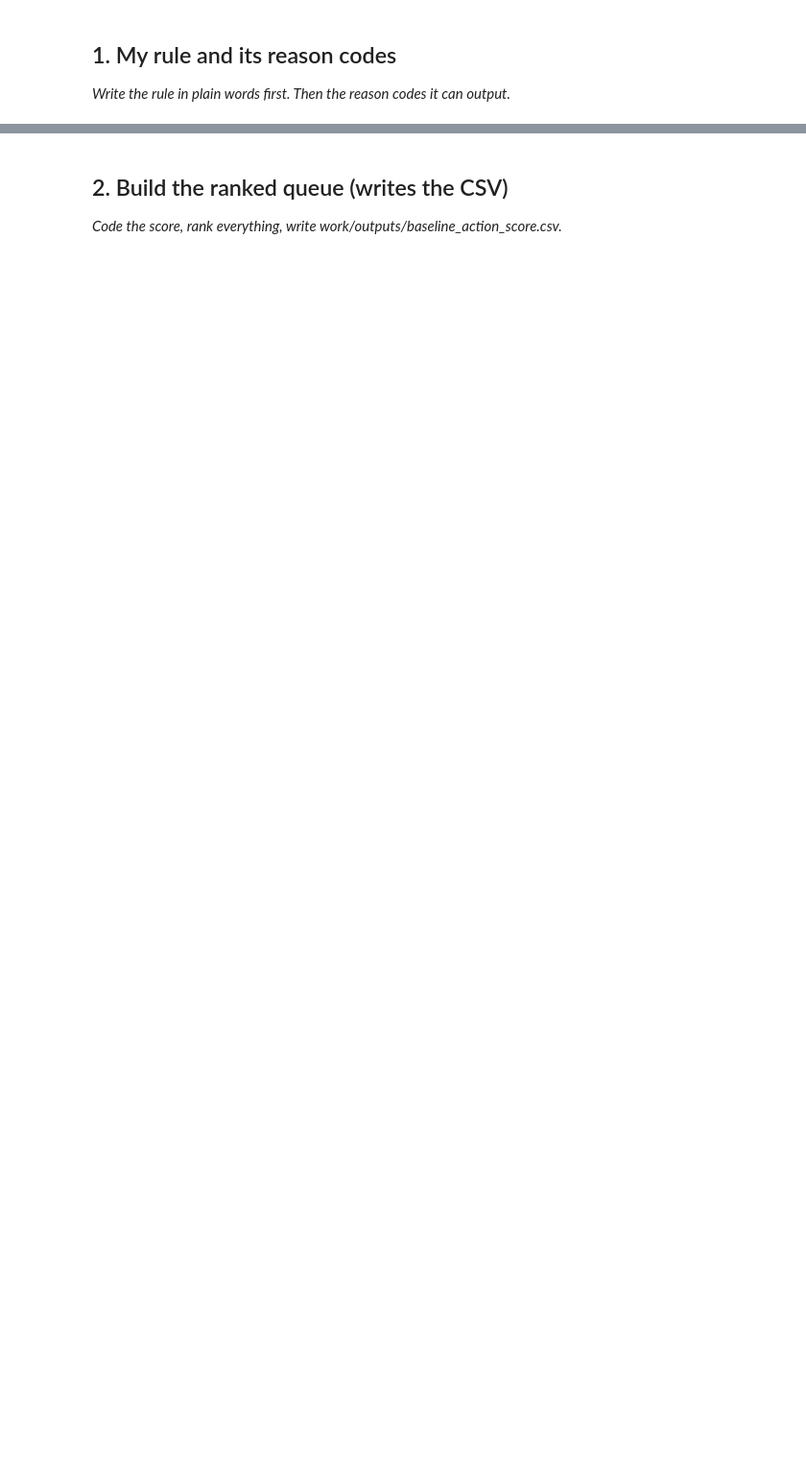
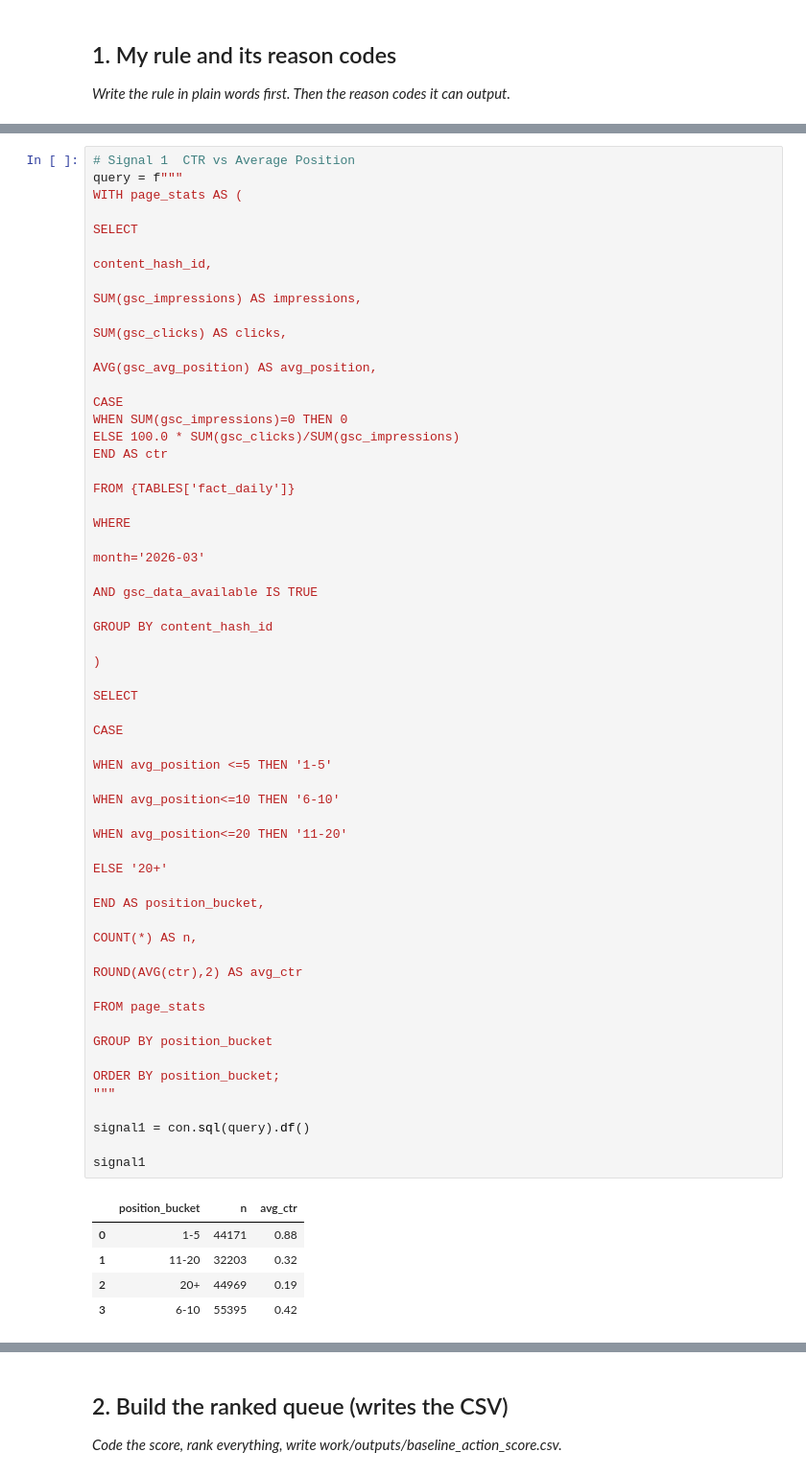
Before and after one commit to Shoaib237124/FlyRank_Internship_ML, a Jupyter notebook: work/notebooks/w04_baseline_score.ipynb, the cells around one changed output, grey strips where cells are left out. Shown at 96% size. Cells and saved outputs as stored; diff of their text form; blank space fills up the shorter version.

```diff
--- a/work/notebooks/w04_baseline_score.ipynb
+++ b/work/notebooks/w04_baseline_score.ipynb
@@ -15,0 +138,66 @@ This skeleton is yours to fill. Work the sections **in order** — each one has
+# %%
+# Signal 1  CTR vs Average Position
+query = f"""
+WITH page_stats AS (
+
+SELECT
+
+content_hash_id,
+
+SUM(gsc_impressions) AS impressions,
+
+SUM(gsc_clicks) AS clicks,
+
+AVG(gsc_avg_position) AS avg_position,
+
+CASE
+WHEN SUM(gsc_impressions)=0 THEN 0
+ELSE 100.0 * SUM(gsc_clicks)/SUM(gsc_impressions)
+END AS ctr
+
+FROM {TABLES['fact_daily']}
+
+WHERE
+
+month='2026-03'
+
+AND gsc_data_available IS TRUE
+
+GROUP BY content_hash_id
+
+)
+
+SELECT
+
+CASE
+
+WHEN avg_position <=5 THEN '1-5'
+
+WHEN avg_position<=10 THEN '6-10'
+
+WHEN avg_position<=20 THEN '11-20'
+
+ELSE '20+'
+
+END AS position_bucket,
+
+COUNT(*) AS n,
+
+ROUND(AVG(ctr),2) AS avg_ctr
+
+FROM page_stats
+
+GROUP BY position_bucket
+
+ORDER BY position_bucket;
+"""
+
+signal1 = con.sql(query).df()
+
+signal1
+# %% [output]
+|  | position_bucket | n | avg_ctr |
+| 0 | 1-5 | 44171 | 0.88 |
+| 1 | 11-20 | 32203 | 0.32 |
+| 2 | 20+ | 44969 | 0.19 |
+| 3 | 6-10 | 55395 | 0.42 |
```
Also changed, not shown: parts of 18 cells of this notebook.
